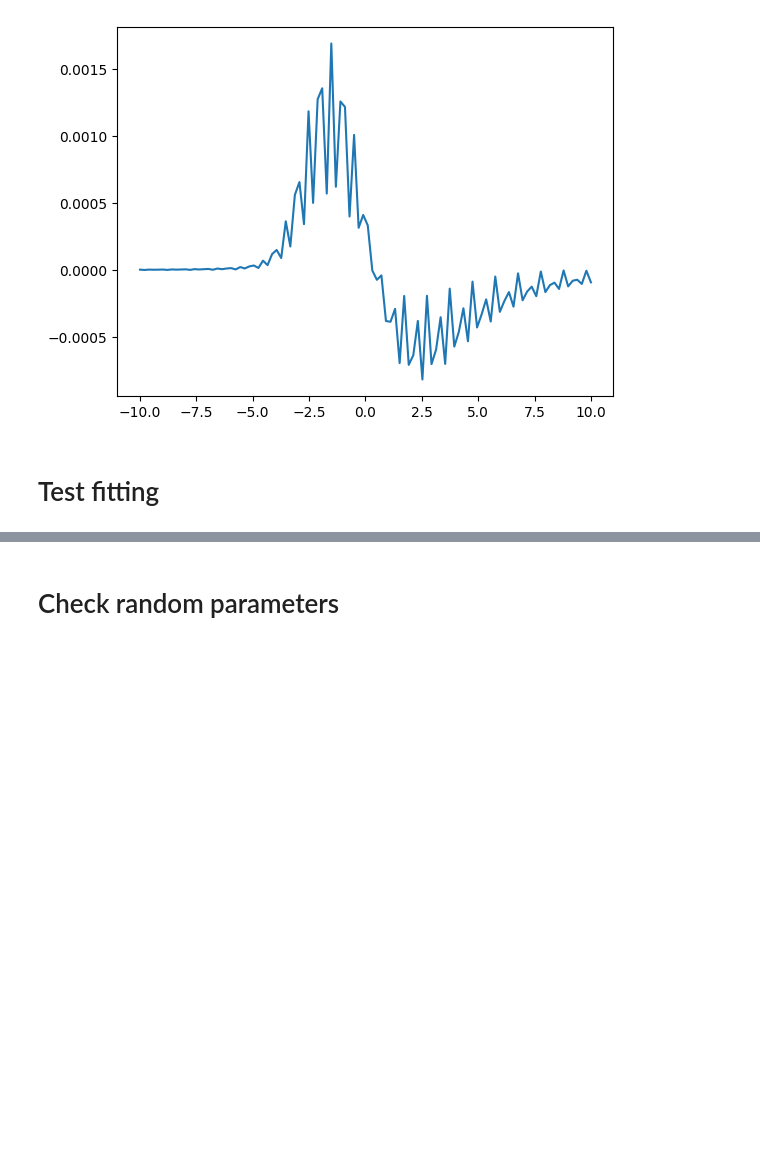
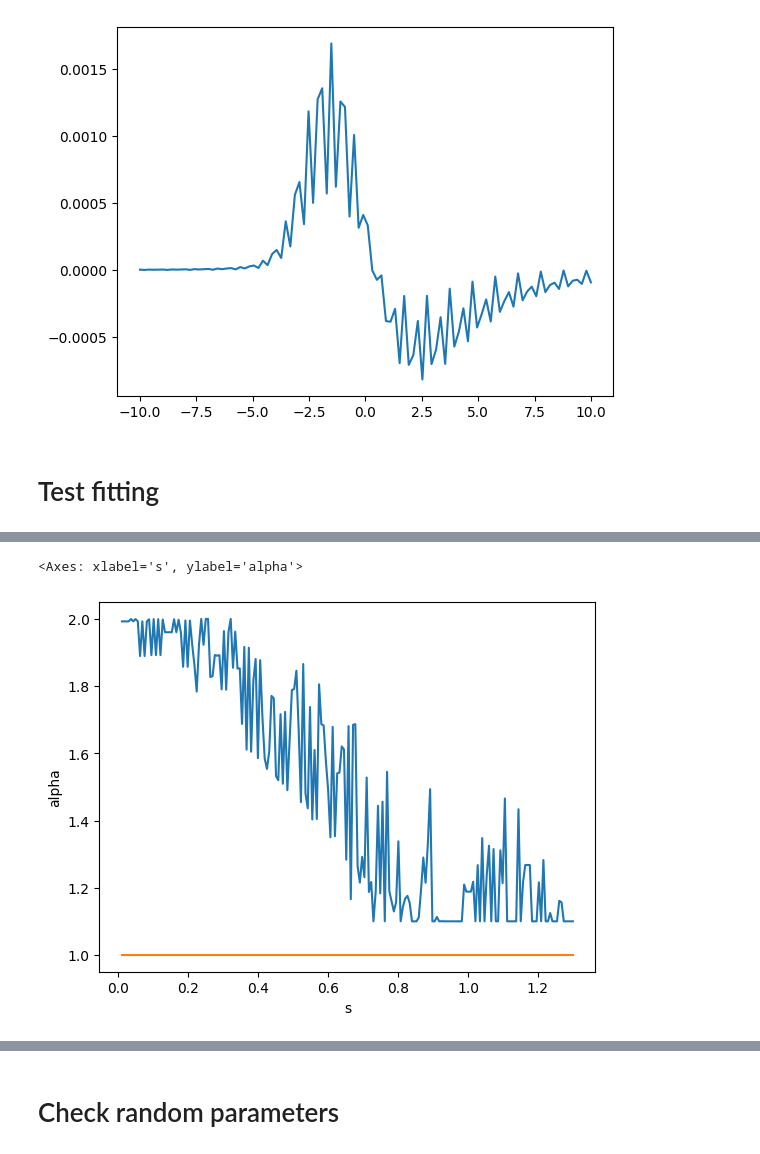
Before and after one commit to tjhunter/levy-stable-jax, a Jupyter notebook: notebooks/_explo.ipynb, the cells around one changed output, grey strips where cells are left out. Drawn from its saved outputs; the diff is of its cells as text; code cells hidden in the pictures; blank space fills up the shorter version.

```diff
--- a/notebooks/_explo.ipynb
+++ b/notebooks/_explo.ipynb
@@ -158,3 +101,21 @@ alpha,beta,loc,scale
 # %%
-ll,x_low,x_high
+def ks_score(ln_s, s_alpha, s_beta, s_loc, s_scale):
+    ln_scale = 1.0 #np.exp(row["loc"])
+    # ln_s = row["scale"]
+    ppf_thresh = 1e-3
+    (ln_x_low, ln_x_high) = sp_lognorm.ppf([ppf_thresh, 1-ppf_thresh], scale=ln_scale, s=ln_s)
+    # Too slow
+    # (sp_x_low, sp_x_high) = sp_levy_stable.ppf([ppf_thresh, 1-ppf_thresh],
+    #                                            alpha=row["s_alpha"], beta=row["s_beta"], loc=row["s_loc"], scale=row["s_scale"])
+    dx = ln_x_high - ln_x_low
+    x_low = ln_x_low - dx #min(ln_x_low, sp_x_low)
+    x_high = ln_x_high + dx # max(ln_x_high, sp_x_high)
+    xs = np.linspace(x_low, x_high, 100)
+    ln_cdf = sp_lognorm.cdf(xs, scale=ln_scale, s=ln_s)
+    # with lsj.set_stable(param):
+    #     sp_cdf = sp_levy_stable.cdf(xs,alpha=row["s_alpha"], beta=row["s_beta"], loc=row["s_loc"], scale=row["s_scale"])
+    sp_cdf = lsj.cdf(xs,alpha=s_alpha, beta=s_beta, loc=s_loc, scale=s_scale, param="N1")
+    return np.max(np.abs(ln_cdf-sp_cdf))
+
+ks_score(s, ks_alpha, ks_beta, ks_loc, ks_scale), ks_score(s, q_alpha, q_beta, q_loc, q_scale)
 # %% [output]
@@ -164,4 +123,14 @@ ll,x_low,x_high
 # %%
-lpdf = levy_stable_jax._cache.jax_read_from_cache("logpdf")
-lpdf.shape
+s_s = np.linspace(0.01, 1.3, 200)
+res = []
+scores = []
+for s in tqdm(s_s):
+    (ks_x_low, ks_x_high) = sp_lognorm.ppf([1e-4, 1-1e-4], scale=1.0, s=s)
+    ks_xs = np.linspace(ks_x_low, ks_x_high, 100)
+    ks_cdfs = sp_lognorm.cdf(ks_xs, scale=1.0, s=s)
+
+    p = levy_stable_jax.estimation.fit_ks(ks_xs, ks_cdfs,param="N1",alpha=None,beta=1.0)
+    p = [x.item() for x in p]
+    scores.append(ks_score(s, *p))
+    res.append(p)
 # %% [output]
@@ -168,0 +161,5 @@ NameError: name 'levy_stable_jax' is not defined
+# %%
+df = pd.DataFrame(res, columns=["alpha", "beta", "loc", "scale"])
+df["s"] = s_s
+df["ks"] = scores
+df
@@ -168,0 +180,6 @@ NameError: name 'levy_stable_jax' is not defined
+# %%
+sns.lineplot(df, x="s", y="alpha")
+sns.lineplot(df, x="s", y="beta")
+# %% [output]
+<Axes: xlabel='s', ylabel='alpha'>
+[figure, added]
```
Also changed, not shown: parts of 19 cells of this notebook, 4 other files.
